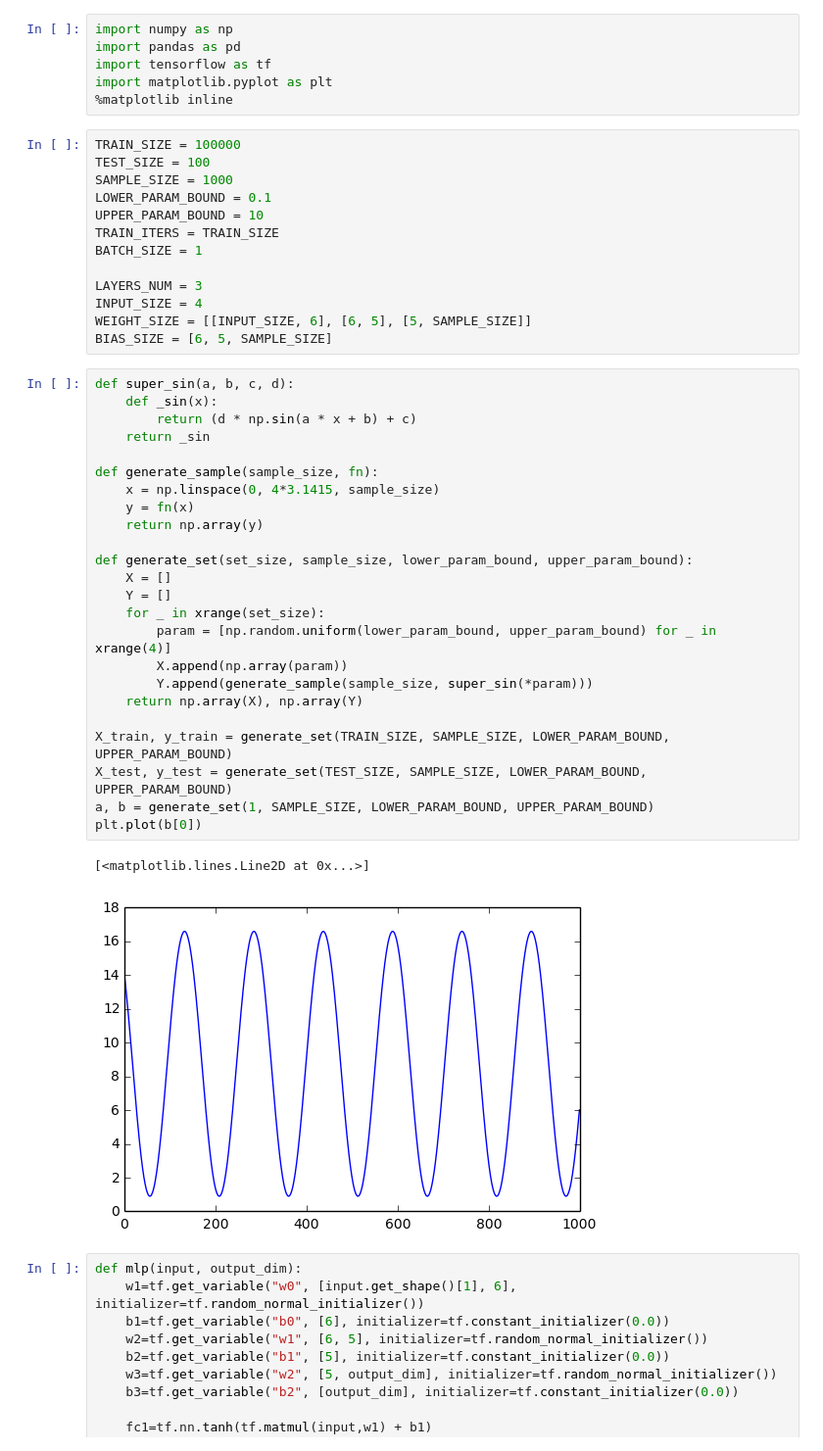
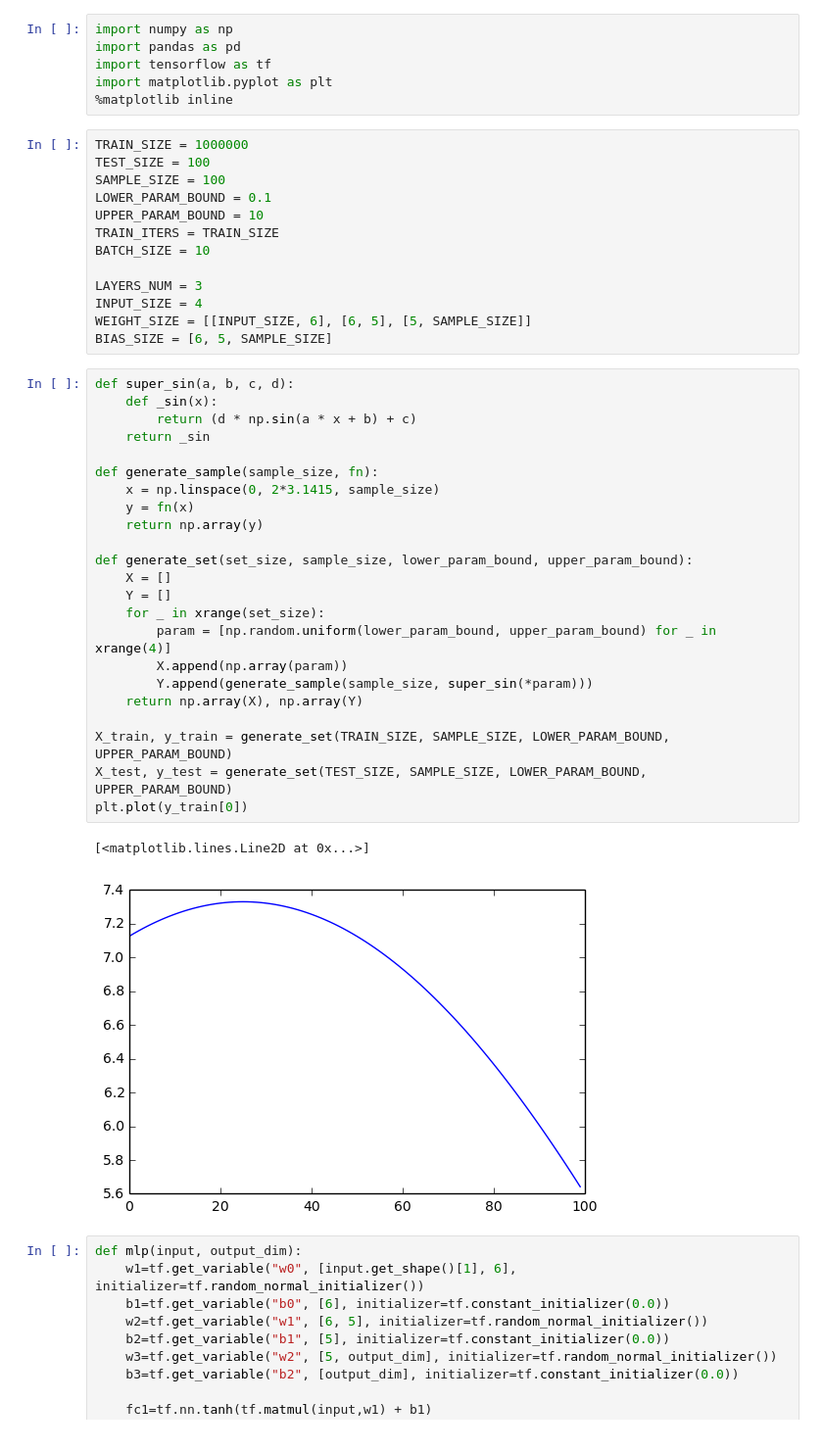
Before and after one commit to OlgaGorbacheva/nir2017, a Jupyter notebook: adversarial test.ipynb, the cells around one changed output. Shown at 98% size. Saved outputs shown, nothing was run; the diff lists cells and outputs as text.

```diff
--- a/adversarial test.ipynb
+++ b/adversarial test.ipynb
@@ -5,13 +5,13 @@ import tensorflow as tf
 import matplotlib.pyplot as plt
 %matplotlib inline
 # %%
-TRAIN_SIZE = 100000
+TRAIN_SIZE = 1000000
 TEST_SIZE = 100
-SAMPLE_SIZE = 1000
+SAMPLE_SIZE = 100
 LOWER_PARAM_BOUND = 0.1
 UPPER_PARAM_BOUND = 10
 TRAIN_ITERS = TRAIN_SIZE
-BATCH_SIZE = 1
+BATCH_SIZE = 10
 
 LAYERS_NUM = 3
 INPUT_SIZE = 4
@@ -20,30 +20,29 @@ BIAS_SIZE = [6, 5, SAMPLE_SIZE]
 # %%
 def super_sin(a, b, c, d):
     def _sin(x):
         return (d * np.sin(a * x + b) + c)
     return _sin
 
 def generate_sample(sample_size, fn):
-    x = np.linspace(0, 4*3.1415, sample_size)
+    x = np.linspace(0, 2*3.1415, sample_size)
     y = fn(x)
     return np.array(y)
 
 def generate_set(set_size, sample_size, lower_param_bound, upper_param_bound):
     X = []
     Y = []
     for _ in xrange(set_size):
         param = [np.random.uniform(lower_param_bound, upper_param_bound) for _ in xrange(4)]
         X.append(np.array(param))
         Y.append(generate_sample(sample_size, super_sin(*param)))
     return np.array(X), np.array(Y)
 
 X_train, y_train = generate_set(TRAIN_SIZE, SAMPLE_SIZE, LOWER_PARAM_BOUND, UPPER_PARAM_BOUND)
 X_test, y_test = generate_set(TEST_SIZE, SAMPLE_SIZE, LOWER_PARAM_BOUND, UPPER_PARAM_BOUND)
-a, b = generate_set(1, SAMPLE_SIZE, LOWER_PARAM_BOUND, UPPER_PARAM_BOUND)
-plt.plot(b[0])
+plt.plot(y_train[0])
 # %% [output]
 [<matplotlib.lines.Line2D at 0x...>]
-[figure, old version]
+[figure, new version]
 # %%
 def mlp(input, output_dim):
     w1=tf.get_variable("w0", [input.get_shape()[1], 6], initializer=tf.random_normal_initializer())
```
Also changed, not shown: parts of 7 cells of this notebook.
